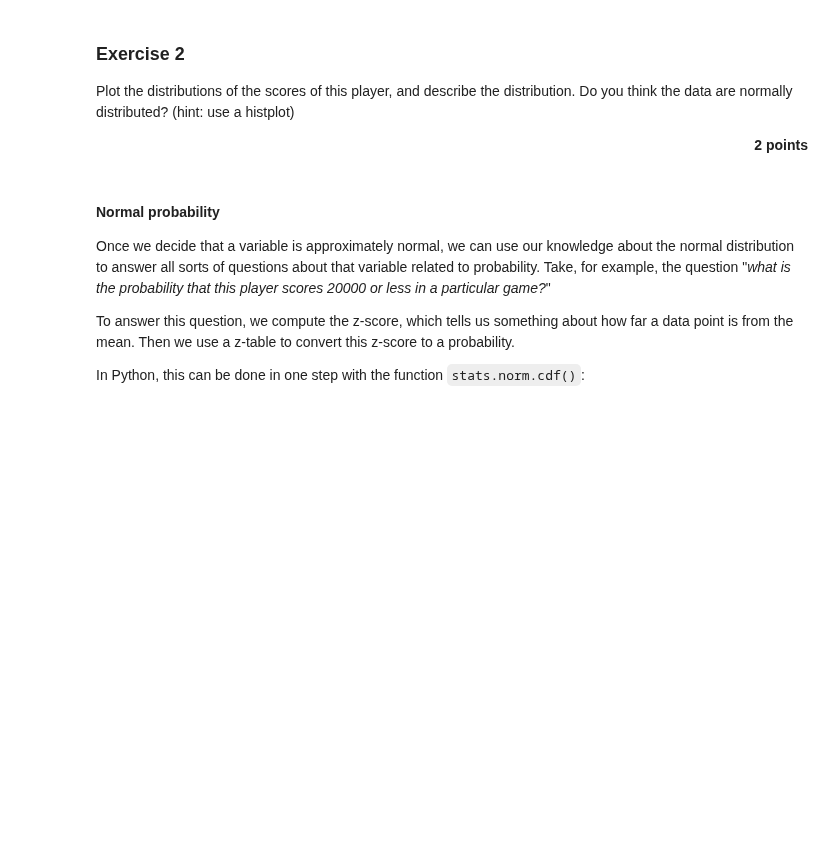
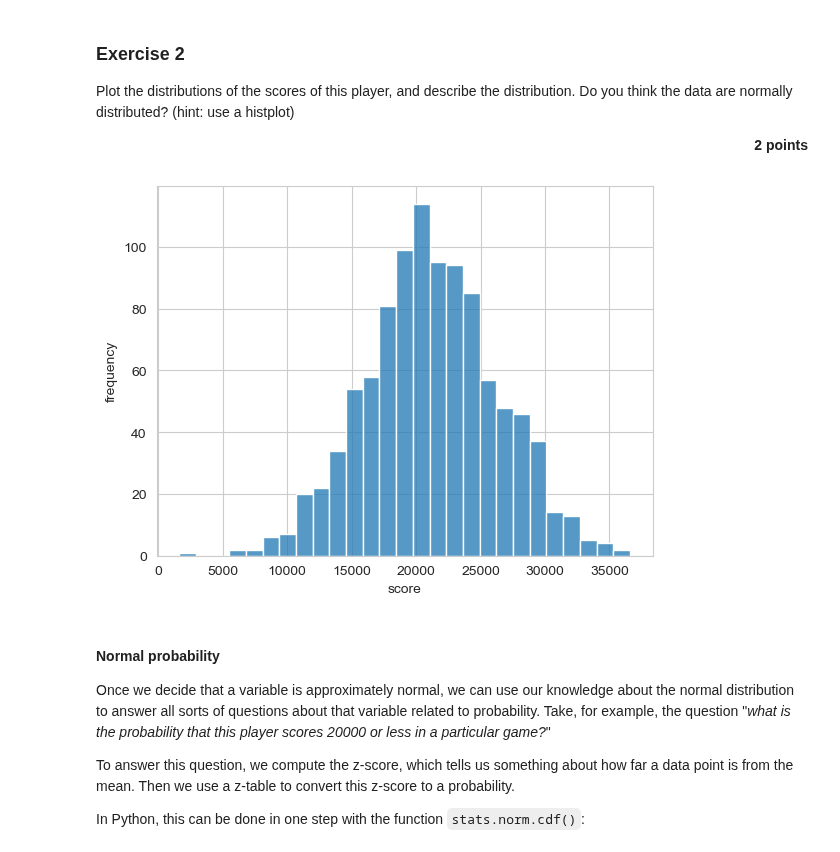
Before and after one commit to felixleopold/Frequentist-Statistics, a Jupyter notebook: FS_Assignment2/Assignment2.ipynb, the cells around one changed output. Cells and saved outputs as stored; diff of their text form; code cells hidden in the pictures; blank space fills up the shorter version.

```diff
--- a/FS_Assignment2/Assignment2.ipynb
+++ b/FS_Assignment2/Assignment2.ipynb
@@ -52,3 +54,14 @@ Plot the distributions of the scores of this player, and describe the distributi
+# %%
+# your code/answer here
+sns.histplot(breakout_score["score_1"])
+plt.xlabel("score")
+plt.ylabel("frequency")
+plt.show()
+
+#Answer
+#This is nearly normally distributed.
+# %% [output]
+[figure, added]
 # %% [markdown]
 #### Normal probability
 
```
Also changed, not shown: parts of 8 cells of this notebook.
